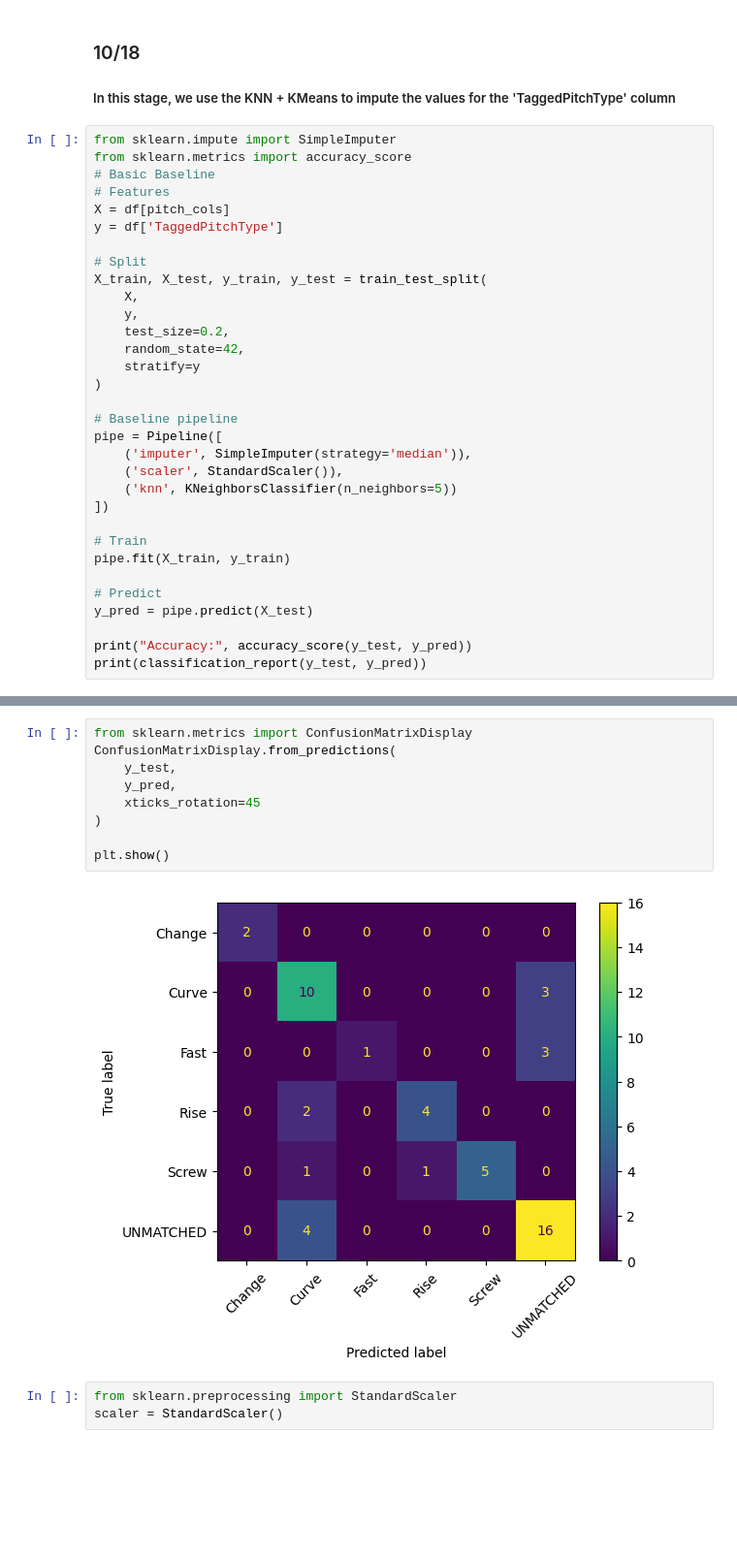
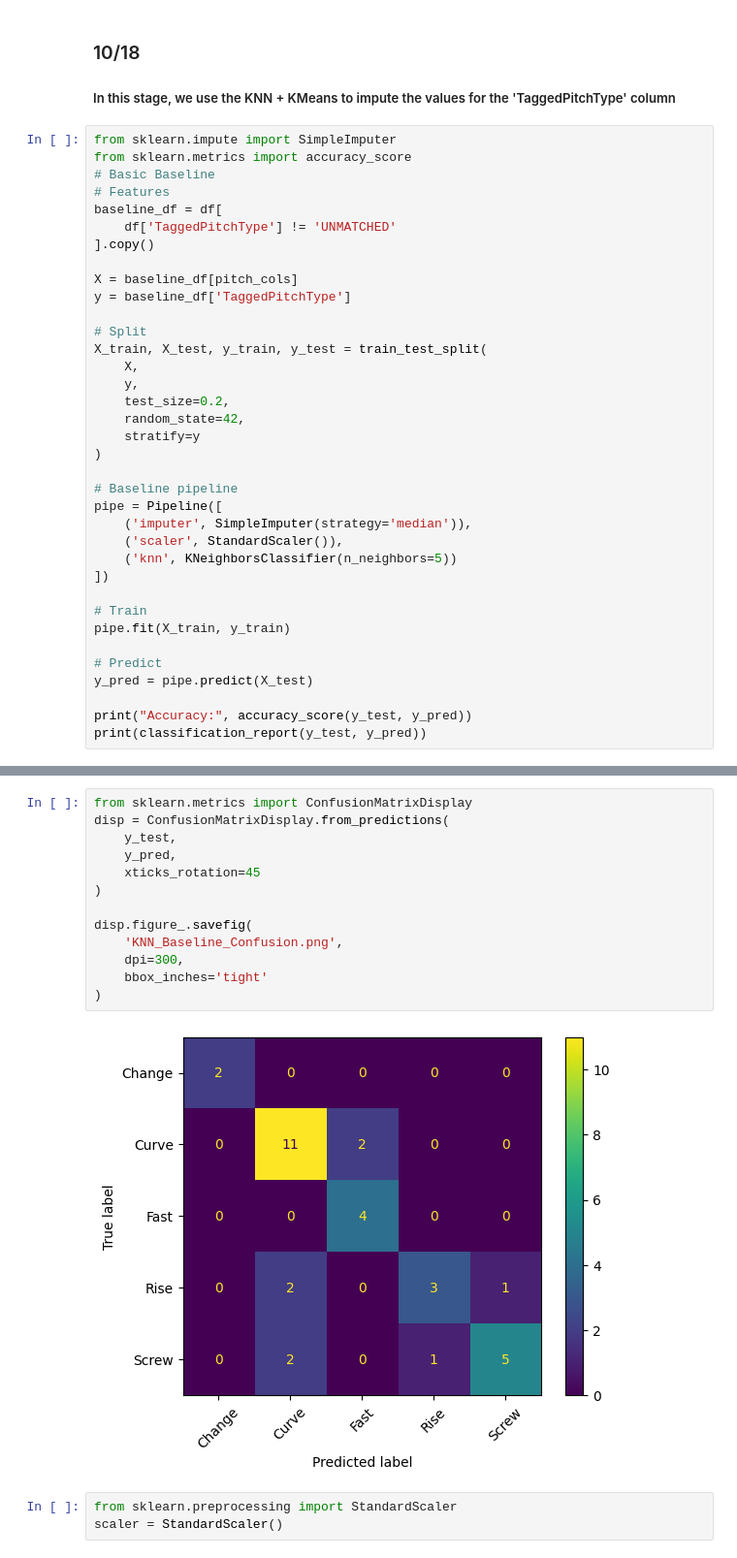
Before and after one commit to mikeSheehey/Tabular_Project_DATA4380, a Jupyter notebook: tabular/Softball_4380.ipynb, the cells around one changed output, grey strips where cells are left out. Shown at 97% size. Cells and saved outputs as stored; diff of their text form; blank space fills up the shorter version.

Commit message:
Changes to notebook and added a folder to store the figures and plots that were generated

```diff
--- a/tabular/Softball_4380.ipynb
+++ b/tabular/Softball_4380.ipynb
@@ -369,8 +451,12 @@ from sklearn.impute import SimpleImputer
 from sklearn.metrics import accuracy_score
 # Basic Baseline
 # Features
-X = df[pitch_cols]
-y = df['TaggedPitchType']
+baseline_df = df[
+    df['TaggedPitchType'] != 'UNMATCHED'
+].copy()
+
+X = baseline_df[pitch_cols]
+y = baseline_df['TaggedPitchType']
 
 # Split
 X_train, X_test, y_train, y_test = train_test_split(
@@ -413,14 +498,18 @@ weighted avg       0.77      0.73      0.73        52
 # %%
 from sklearn.metrics import ConfusionMatrixDisplay
-ConfusionMatrixDisplay.from_predictions(
+disp = ConfusionMatrixDisplay.from_predictions(
     y_test,
     y_pred,
     xticks_rotation=45
 )
 
-plt.show()
+disp.figure_.savefig(
+    'KNN_Baseline_Confusion.png',
+    dpi=300,
+    bbox_inches='tight'
+)
 # %% [output]
-[figure, old version]
+[figure, new version]
 # %%
 from sklearn.preprocessing import StandardScaler
 scaler = StandardScaler()
```
Also changed, not shown: parts of 35 cells of this notebook, 4 other files.
